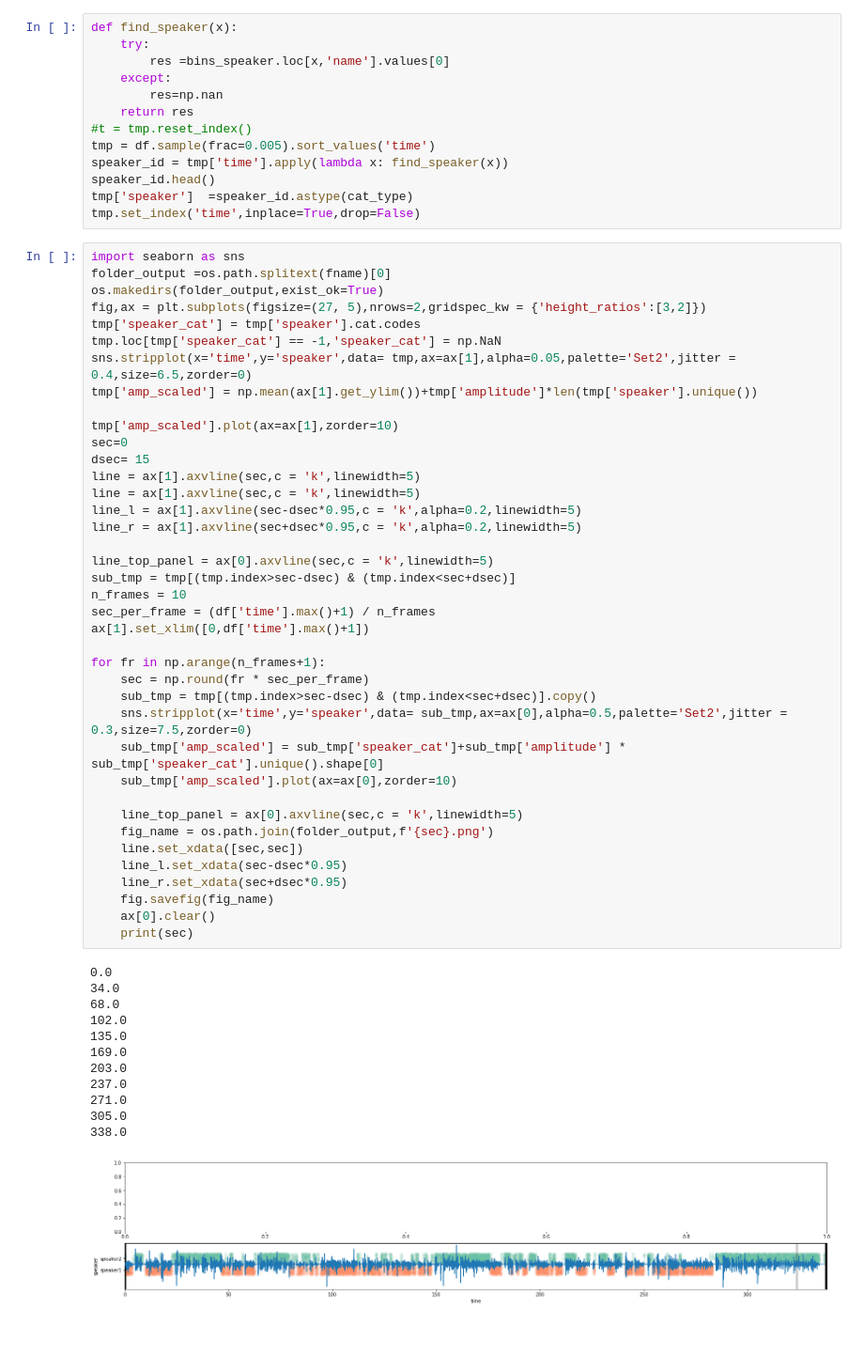
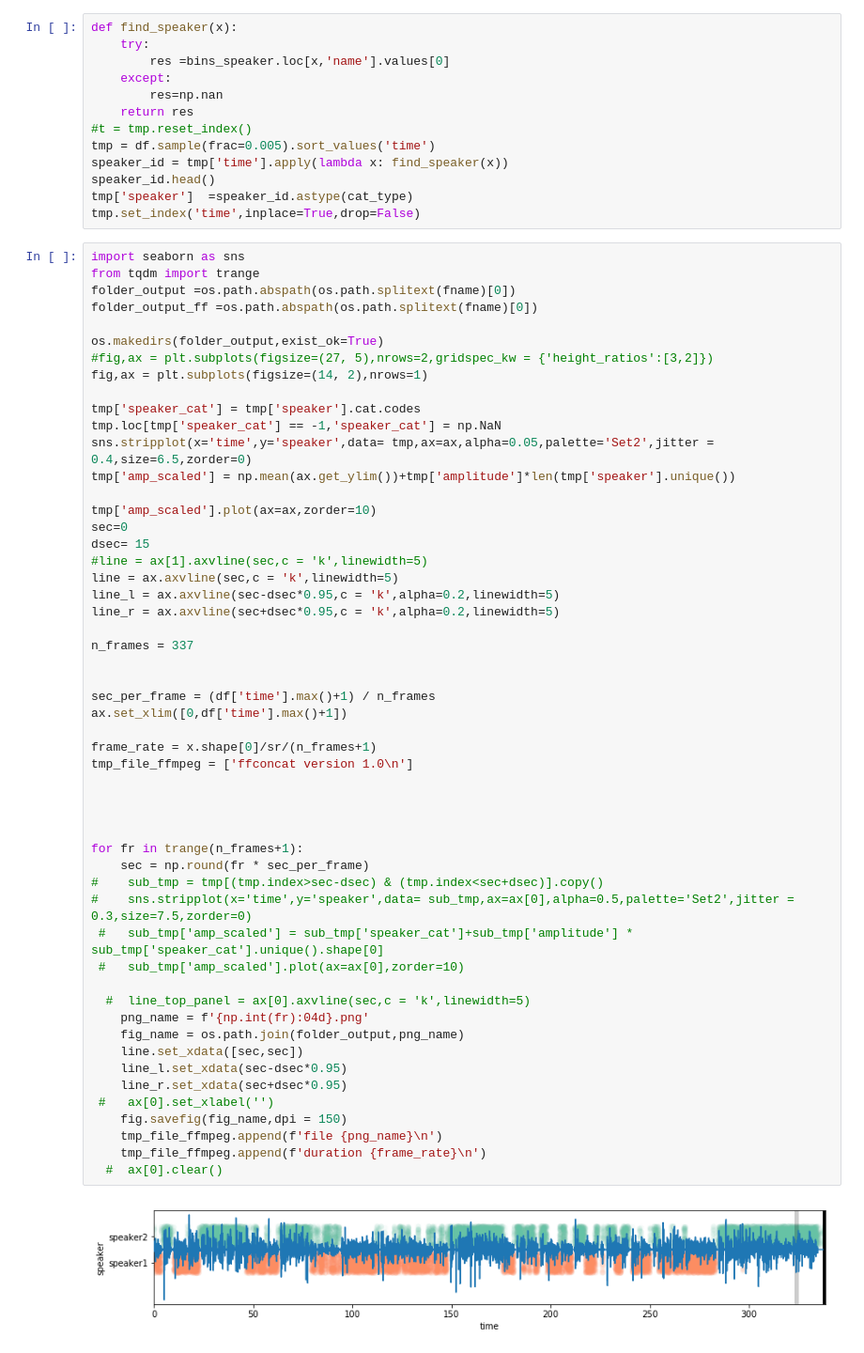
Before and after one commit to AntonBiryukovUofC/diurisation-pet-proj, a Jupyter notebook: notebooks/Visualisation-tests.ipynb, the cells around one changed output. Shown: that part at 94% size. Cells and saved outputs as stored; diff of their text form.

Commit message:
visuals in progress

```diff
--- a/notebooks/Visualisation-tests.ipynb
+++ b/notebooks/Visualisation-tests.ipynb
@@ -42,53 +42,56 @@ tmp['speaker']  =speaker_id.astype(cat_type)
 tmp.set_index('time',inplace=True,drop=False)
 # %%
 import seaborn as sns
-folder_output =os.path.splitext(fname)[0]
+from tqdm import trange
+folder_output =os.path.abspath(os.path.splitext(fname)[0])
+folder_output_ff =os.path.abspath(os.path.splitext(fname)[0])
+
 os.makedirs(folder_output,exist_ok=True)
-fig,ax = plt.subplots(figsize=(27, 5),nrows=2,gridspec_kw = {'height_ratios':[3,2]})
+#fig,ax = plt.subplots(figsize=(27, 5),nrows=2,gridspec_kw = {'height_ratios':[3,2]})
+fig,ax = plt.subplots(figsize=(14, 2),nrows=1)
+
 tmp['speaker_cat'] = tmp['speaker'].cat.codes
 tmp.loc[tmp['speaker_cat'] == -1,'speaker_cat'] = np.NaN
-sns.stripplot(x='time',y='speaker',data= tmp,ax=ax[1],alpha=0.05,palette='Set2',jitter = 0.4,size=6.5,zorder=0)
-tmp['amp_scaled'] = np.mean(ax[1].get_ylim())+tmp['amplitude']*len(tmp['speaker'].unique())
+sns.stripplot(x='time',y='speaker',data= tmp,ax=ax,alpha=0.05,palette='Set2',jitter = 0.4,size=6.5,zorder=0)
+tmp['amp_scaled'] = np.mean(ax.get_ylim())+tmp['amplitude']*len(tmp['speaker'].unique())
 
-tmp['amp_scaled'].plot(ax=ax[1],zorder=10)
+tmp['amp_scaled'].plot(ax=ax,zorder=10)
 sec=0
 dsec= 15
-line = ax[1].axvline(sec,c = 'k',linewidth=5)
-line = ax[1].axvline(sec,c = 'k',linewidth=5)
-line_l = ax[1].axvline(sec-dsec*0.95,c = 'k',alpha=0.2,linewidth=5)
-line_r = ax[1].axvline(sec+dsec*0.95,c = 'k',alpha=0.2,linewidth=5)
+#line = ax[1].axvline(sec,c = 'k',linewidth=5)
+line = ax.axvline(sec,c = 'k',linewidth=5)
+line_l = ax.axvline(sec-dsec*0.95,c = 'k',alpha=0.2,linewidth=5)
+line_r = ax.axvline(sec+dsec*0.95,c = 'k',alpha=0.2,linewidth=5)
 
-line_top_panel = ax[0].axvline(sec,c = 'k',linewidth=5)
-sub_tmp = tmp[(tmp.index>sec-dsec) & (tmp.index<sec+dsec)]
-n_frames = 10
+n_frames = 337
+
+
 sec_per_frame = (df['time'].max()+1) / n_frames
-ax[1].set_xlim([0,df['time'].max()+1])
+ax.set_xlim([0,df['time'].max()+1])
 
-for fr in np.arange(n_frames+1):
+frame_rate = x.shape[0]/sr/(n_frames+1)
+tmp_file_ffmpeg = ['ffconcat version 1.0\n']
+
+
+
+
+for fr in trange(n_frames+1):
     sec = np.round(fr * sec_per_frame)
-    sub_tmp = tmp[(tmp.index>sec-dsec) & (tmp.index<sec+dsec)].copy()
-    sns.stripplot(x='time',y='speaker',data= sub_tmp,ax=ax[0],alpha=0.5,palette='Set2',jitter = 0.3,size=7.5,zorder=0)
-    sub_tmp['amp_scaled'] = sub_tmp['speaker_cat']+sub_tmp['amplitude'] * sub_tmp['speaker_cat'].unique().shape[0]
-    sub_tmp['amp_scaled'].plot(ax=ax[0],zorder=10)
+#    sub_tmp = tmp[(tmp.index>sec-dsec) & (tmp.index<sec+dsec)].copy()
+#    sns.stripplot(x='time',y='speaker',data= sub_tmp,ax=ax[0],alpha=0.5,palette='Set2',jitter = 0.3,size=7.5,zorder=0)
+ #   sub_tmp['amp_scaled'] = sub_tmp['speaker_cat']+sub_tmp['amplitude'] * sub_tmp['speaker_cat'].unique().shape[0]
+ #   sub_tmp['amp_scaled'].plot(ax=ax[0],zorder=10)
 
-    line_top_panel = ax[0].axvline(sec,c = 'k',linewidth=5)
-    fig_name = os.path.join(folder_output,f'{sec}.png')
+  #  line_top_panel = ax[0].axvline(sec,c = 'k',linewidth=5)
+    png_name = f'{np.int(fr):04d}.png'
+    fig_name = os.path.join(folder_output,png_name)
     line.set_xdata([sec,sec])
     line_l.set_xdata(sec-dsec*0.95)
     line_r.set_xdata(sec+dsec*0.95)
-    fig.savefig(fig_name)
-    ax[0].clear()
-    print(sec)
+ #   ax[0].set_xlabel('')
+    fig.savefig(fig_name,dpi = 150)
+    tmp_file_ffmpeg.append(f'file {png_name}\n')
+    tmp_file_ffmpeg.append(f'duration {frame_rate}\n')
+  #  ax[0].clear()
 # %% [output]
-0.0
-34.0
-68.0
-102.0
-135.0
-169.0
-203.0
-237.0
-271.0
-305.0
-338.0
-[figure, old version]
+[figure, new version]
```
Also changed, not shown: parts of 10 cells of this notebook, 4 other files.
